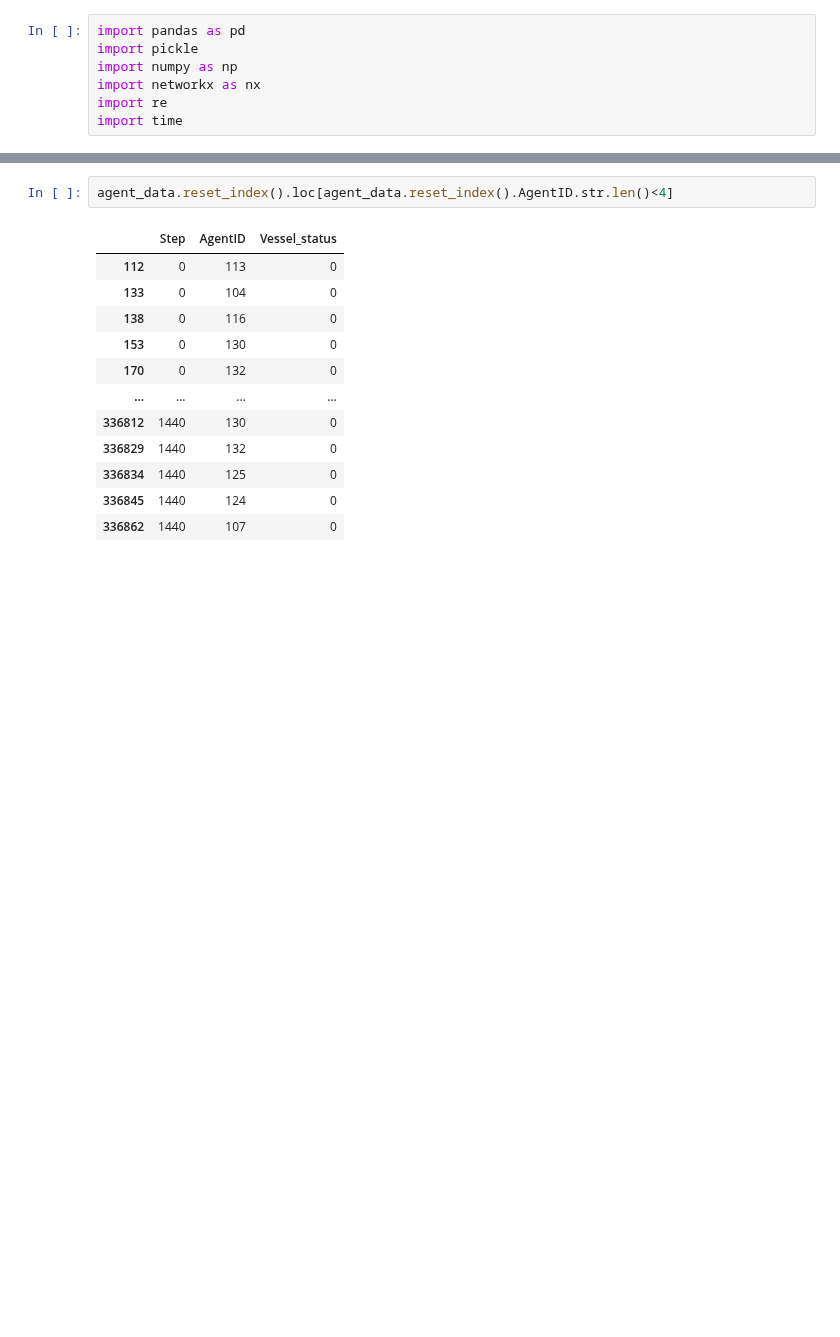
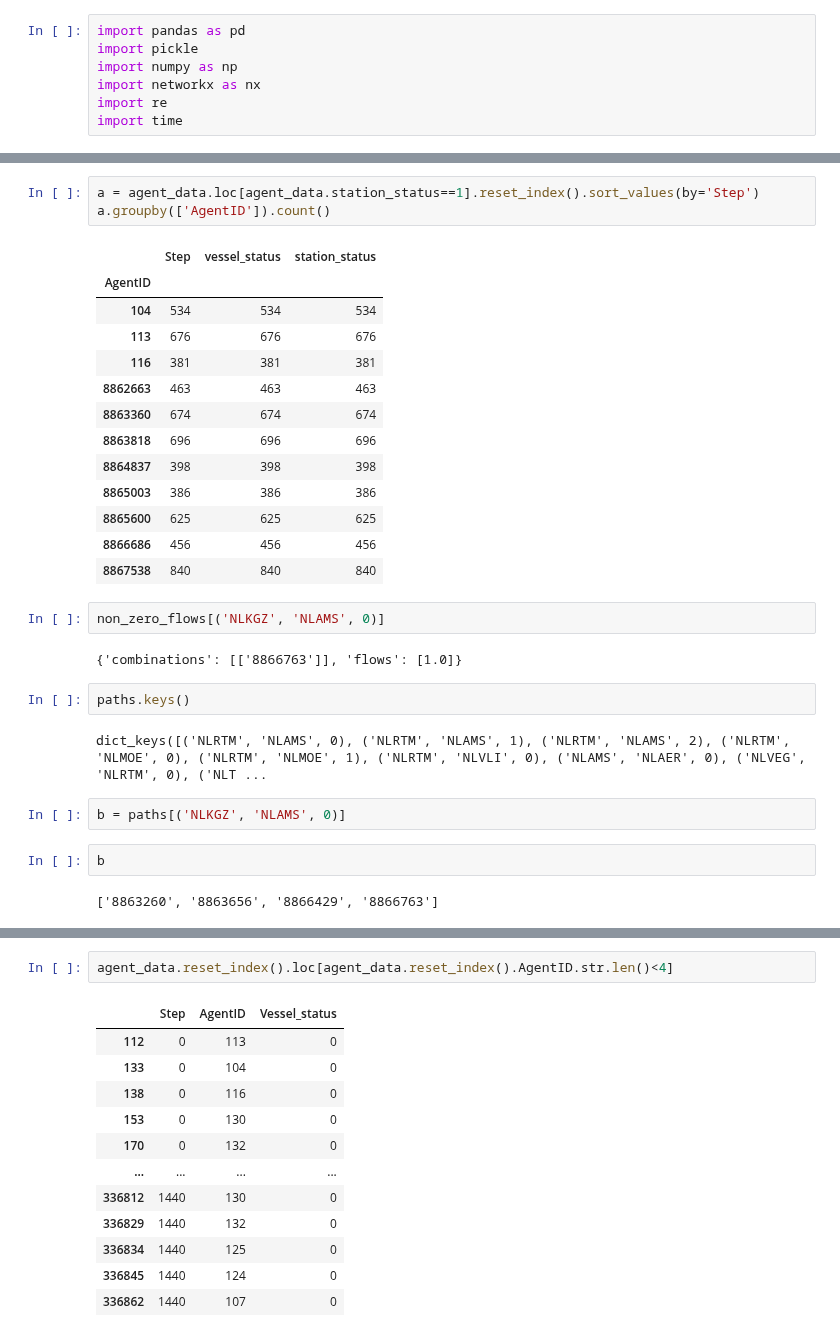
Before and after one commit to fabiandriessen/Thesis, a Jupyter notebook: ABM/own_work/Input_data_test.ipynb, the cells around one changed output, grey strips where cells are left out. Drawn from its saved outputs; the diff is of its cells as text; blank space fills up the shorter version.

```diff
--- a/ABM/own_work/Input_data_test.ipynb
+++ b/ABM/own_work/Input_data_test.ipynb
@@ -54,0 +62,31 @@ df_abm
+# %%
+a = agent_data.loc[agent_data.station_status==1].reset_index().sort_values(by='Step')
+a.groupby(['AgentID']).count()
+# %% [output]
+|  | Step | vessel_status | station_status |
+| AgentID |  |  |  |
+| 104 | 534 | 534 | 534 |
+| 113 | 676 | 676 | 676 |
+| 116 | 381 | 381 | 381 |
+| 8862663 | 463 | 463 | 463 |
+| 8863360 | 674 | 674 | 674 |
+| 8863818 | 696 | 696 | 696 |
+| 8864837 | 398 | 398 | 398 |
+| 8865003 | 386 | 386 | 386 |
+| 8865600 | 625 | 625 | 625 |
+| 8866686 | 456 | 456 | 456 |
+| 8867538 | 840 | 840 | 840 |
+# %%
+non_zero_flows[('NLKGZ', 'NLAMS', 0)]
+# %% [output]
+{'combinations': [['8866763']], 'flows': [1.0]}
+# %%
+paths.keys()
+# %% [output]
+dict_keys([('NLRTM', 'NLAMS', 0), ('NLRTM', 'NLAMS', 1), ('NLRTM', 'NLAMS', 2), ('NLRTM', 'NLMOE', 0), ('NLRTM', 'NLMOE', 1), ('NLRTM', 'NLVLI', 0), ('NLAMS', 'NLAER', 0), ('NLVEG', 'NLRTM', 0), ('NLT ...
+# %%
+b = paths[('NLKGZ', 'NLAMS', 0)]
+# %%
+b
+# %% [output]
+['8863260', '8863656', '8866429', '8866763']
```
Also changed, not shown: parts of 7 cells of this notebook, 6 other files.
